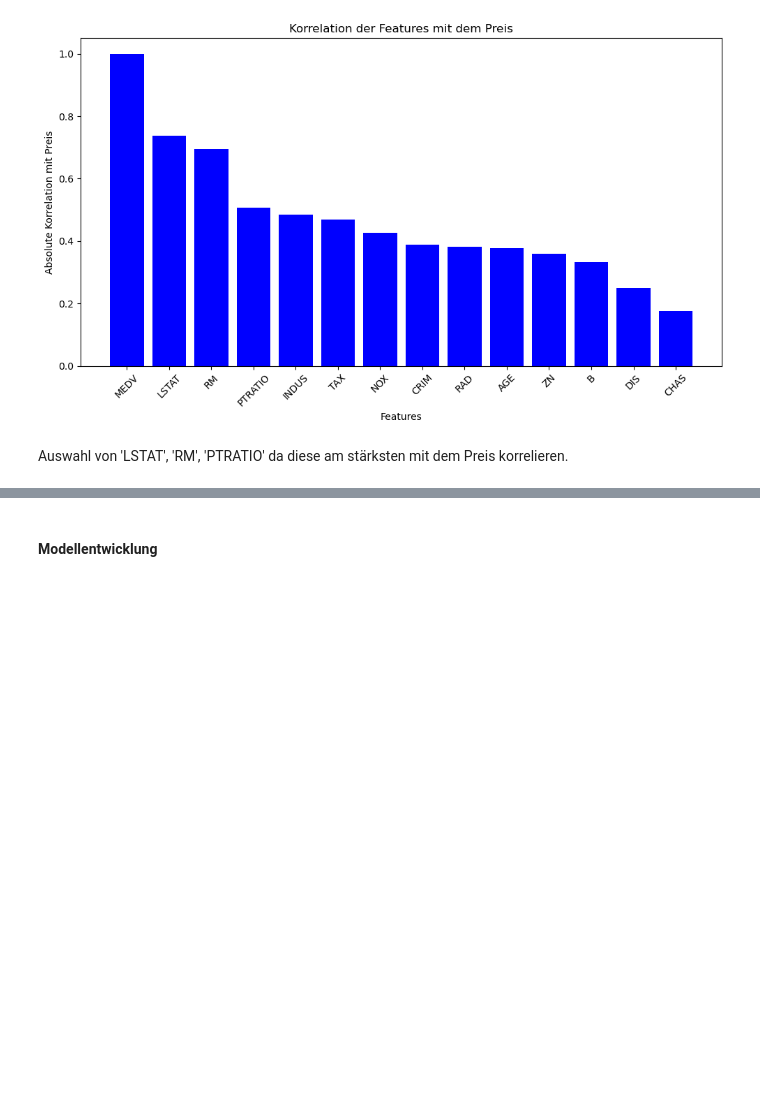
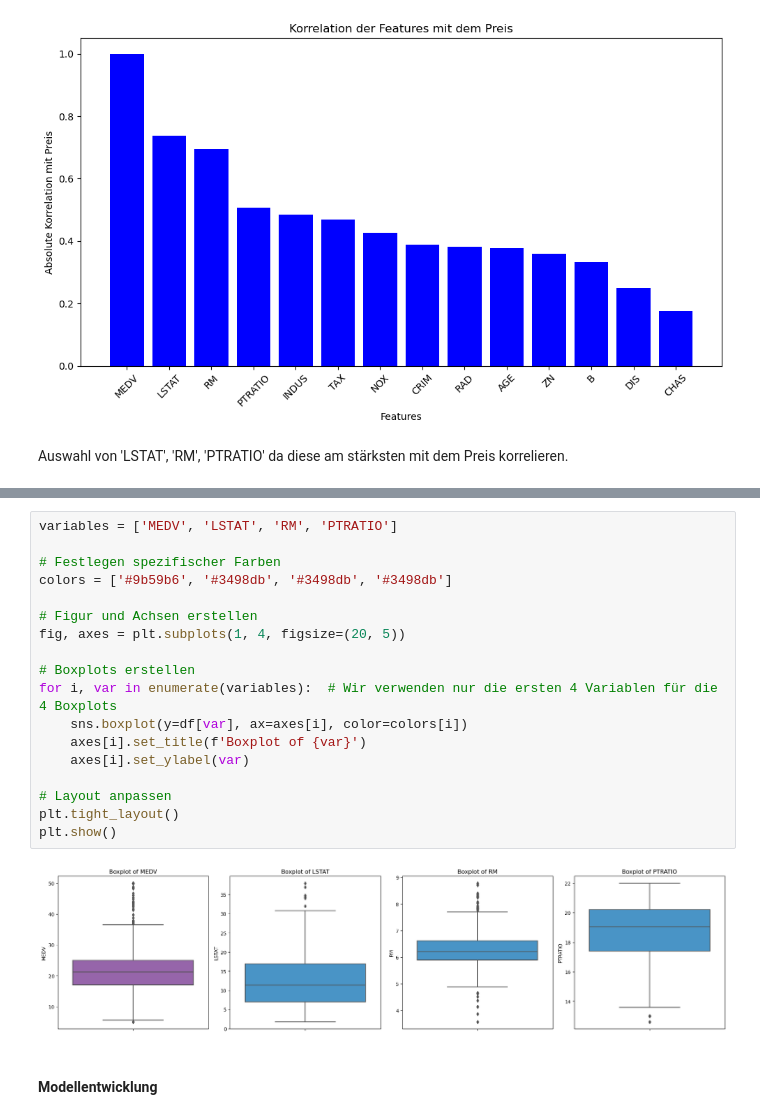
Before and after one commit to NJR1337/-ko, a Jupyter notebook: multivariates_modell.ipynb, the cells around one changed output, grey strips where cells are left out. Drawn from its saved outputs; the diff is of its cells as text; blank space fills up the shorter version.

Commit message:
Erstellen der Boxplotts und erste Modellannahmen

```diff
--- a/multivariates_modell.ipynb
+++ b/multivariates_modell.ipynb
@@ -78,3 +90,23 @@ Auswahl von 'LSTAT', 'RM', 'PTRATIO' da diese am stärksten mit dem Preis korrel
+# %%
+variables = ['MEDV', 'LSTAT', 'RM', 'PTRATIO']
+
+# Festlegen spezifischer Farben
+colors = ['#9b59b6', '#3498db', '#3498db', '#3498db']
+
+# Figur und Achsen erstellen
+fig, axes = plt.subplots(1, 4, figsize=(20, 5))
+
+# Boxplots erstellen
+for i, var in enumerate(variables):  # Wir verwenden nur die ersten 4 Variablen für die 4 Boxplots
+    sns.boxplot(y=df[var], ax=axes[i], color=colors[i])
+    axes[i].set_title(f'Boxplot of {var}')
+    axes[i].set_ylabel(var)
+
+# Layout anpassen
+plt.tight_layout()
+plt.show()
+# %% [output]
+[figure, added]
 # %% [markdown]
 #### Modellentwicklung
 # %%
```
Also changed, not shown: parts of 5 cells of this notebook.
